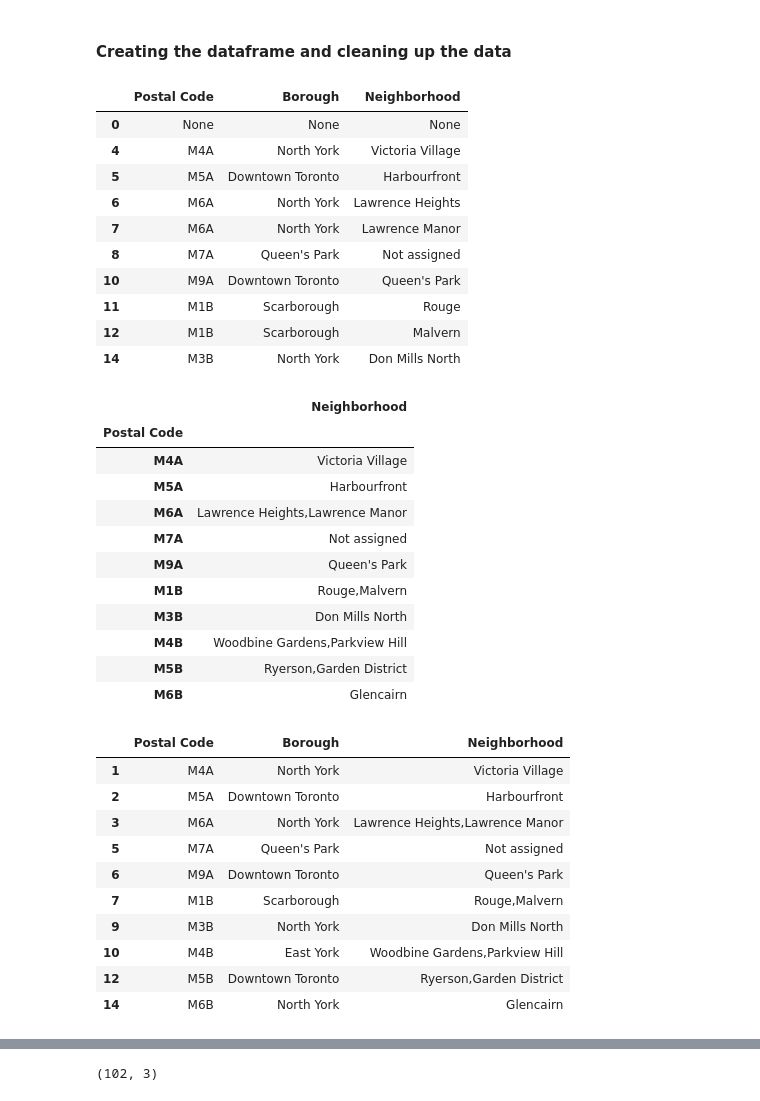
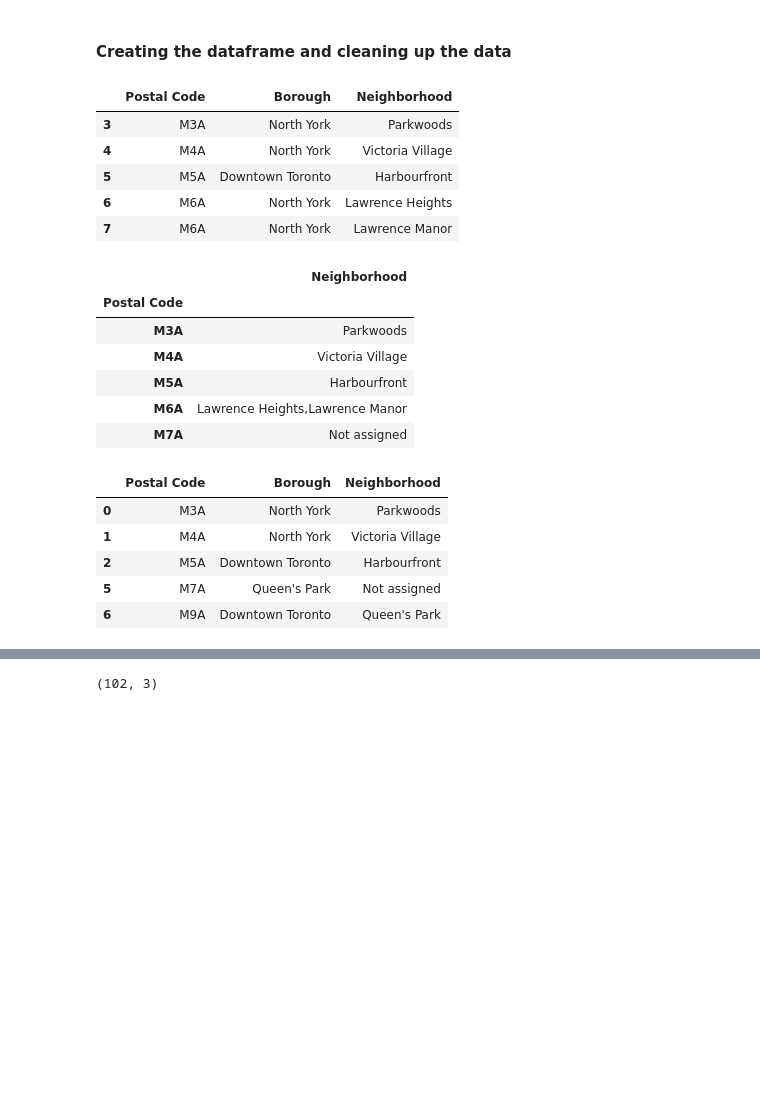
Before and after one commit to jimmy-io/Coursera_Capstone, a Jupyter notebook: Jimmy's Capstone Project - Week 3.ipynb, the cells around one changed output, grey strips where cells are left out. Drawn from its saved outputs; the diff is of its cells as text; code cells hidden in the pictures; blank space fills up the shorter version.

```diff
--- a/Jimmy's Capstone Project - Week 3.ipynb
+++ b/Jimmy's Capstone Project - Week 3.ipynb
@@ -29,57 +25,39 @@ for tr in table_rows:
 # %% [markdown]
 #### Creating the dataframe and cleaning up the data
 # %%
-df1 = pd.DataFrame(ls, columns = ['Postal Code','Borough','Neighborhood']).drop(df1.index[0]) #Dropping the first row because it does not have any values
-
+df1 = pd.DataFrame(ls, columns = ['Postal Code','Borough','Neighborhood']) #Dropping the first row because it does not have any values
+df1 = df1.drop(df1.index[0])
 df1 = df1[df1.Borough != 'Not assigned'] #Droppign rows with unassigned Boroughs
-
-df1.head(10)
+df1.head()
 # %% [output]
 |  | Postal Code | Borough | Neighborhood |
-| 0 | None | None | None |
+| 3 | M3A | North York | Parkwoods |
 | 4 | M4A | North York | Victoria Village |
 | 5 | M5A | Downtown Toronto | Harbourfront |
 | 6 | M6A | North York | Lawrence Heights |
 | 7 | M6A | North York | Lawrence Manor |
-| 8 | M7A | Queen's Park | Not assigned |
-| 10 | M9A | Downtown Toronto | Queen's Park |
-| 11 | M1B | Scarborough | Rouge |
-| 12 | M1B | Scarborough | Malvern |
-| 14 | M3B | North York | Don Mills North |
 # %%
 meta_df = df1.groupby('Postal Code', sort = False).agg({'Neighborhood': ','.join}) # Creating another dataframe to combine the Neighborhoods by Code
-
-meta_df.head(10)
+meta_df.head()
 # %% [output]
 |  | Neighborhood |
 | Postal Code |  |
+| M3A | Parkwoods |
 | M4A | Victoria Village |
 | M5A | Harbourfront |
 | M6A | Lawrence Heights,Lawrence Manor |
 | M7A | Not assigned |
-| M9A | Queen's Park |
-| M1B | Rouge,Malvern |
-| M3B | Don Mills North |
-| M4B | Woodbine Gardens,Parkview Hill |
-| M5B | Ryerson,Garden District |
-| M6B | Glencairn |
 # %%
 df2 = pd.merge(df1, meta_df, how = 'left', on = 'Postal Code').drop_duplicates('Postal Code').drop(['Neighborhood_x'], axis = 1).rename(columns = {'Neighborhood_y':'Neighborhood'}).drop(df1.index[0])
-                                                                                                                        # Merging the two dataframe, dropping the redundant rows by Postal Codes,
+df2.head()                                                                                                                      # Merging the two dataframe, dropping the redundant rows by Postal Codes,
                                                                                                                         # dropping redundant column created while merging
-                                                                                                                        # Renaming column
-df2.head(10)
+                                                                                                                       # Renaming column
 # %% [output]
 |  | Postal Code | Borough | Neighborhood |
+| 0 | M3A | North York | Parkwoods |
 | 1 | M4A | North York | Victoria Village |
 | 2 | M5A | Downtown Toronto | Harbourfront |
-| 3 | M6A | North York | Lawrence Heights,Lawrence Manor |
 | 5 | M7A | Queen's Park | Not assigned |
 | 6 | M9A | Downtown Toronto | Queen's Park |
-| 7 | M1B | Scarborough | Rouge,Malvern |
-| 9 | M3B | North York | Don Mills North |
-| 10 | M4B | East York | Woodbine Gardens,Parkview Hill |
-| 12 | M5B | Downtown Toronto | Ryerson,Garden District |
-| 14 | M6B | North York | Glencairn |
 # %%
 df2.loc[(df2.Neighborhood == 'Not assigned'), 'Neighborhood'] = df2.loc[(df2.Neighborhood == 'Not assigned'), 'Borough'] #Replacing unassigned Neighborhoods with their Boroughs
```
Also changed, not shown: parts of 43 cells of this notebook.
